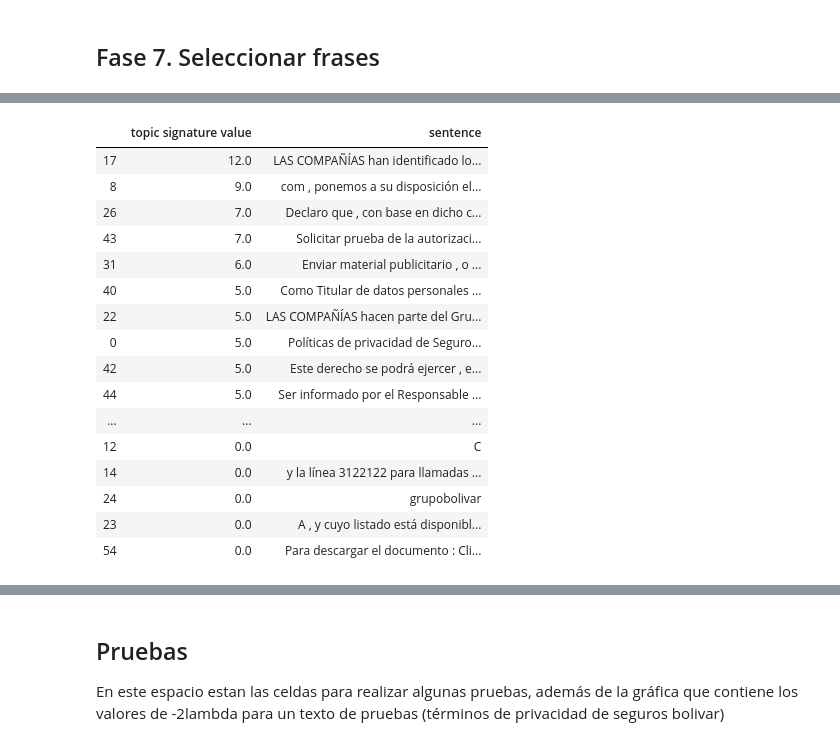
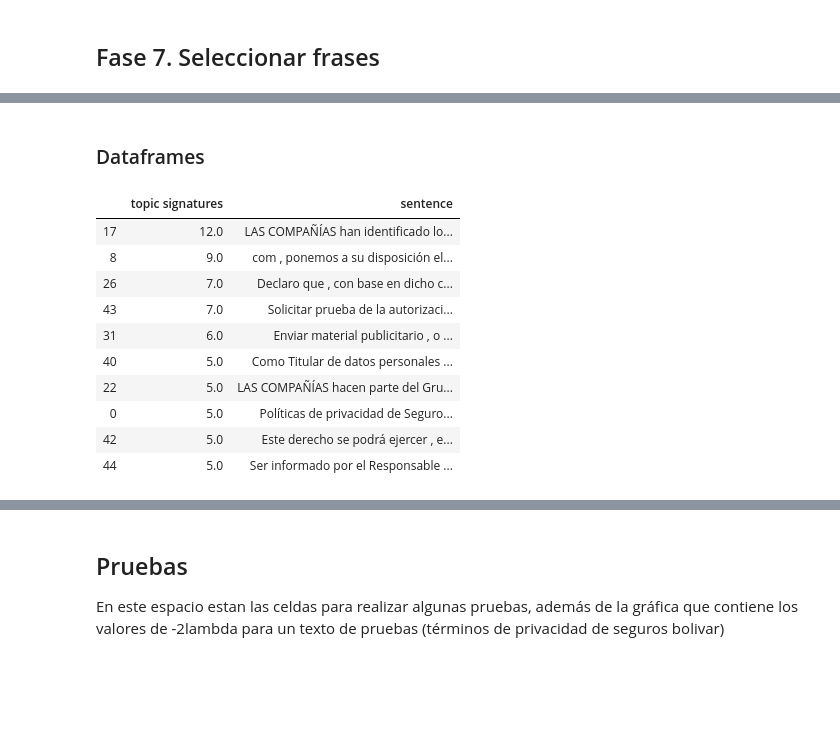
Before and after one commit to ecardona506/terms-of-service, a Jupyter notebook: Prueba de Verosimilitud Logaritmica.ipynb, the cells around one changed output, grey strips where cells are left out. Cells and saved outputs as stored; diff of their text form; code cells hidden in the pictures; blank space fills up the shorter version.

```diff
--- a/Prueba de Verosimilitud Logaritmica.ipynb
+++ b/Prueba de Verosimilitud Logaritmica.ipynb
@@ -153,14 +155,30 @@ def generate_summary(topic_signatures, n_sentences, sentence2id):
     total_sentences = topic_signatures.shape[0]
     assert n_sentences < total_sentences
     topic_signatures = topic_signatures.toarray().sum(1)
-    df = pd.DataFrame(topic_signatures,columns = ['topic signature value'])
+    df = pd.DataFrame(topic_signatures,columns = ['topic signatures'])
     df['sentence'] = sentence2id.keys()
-    df = df.sort_values(by='topic signature value', ascending = False)
+    df = df.sort_values(by='topic signatures', ascending = False)
     summary = []
-    for i in range(n_sentences):
+    i,flag=0,1
+    while i < n_sentences and flag:
         sentence = df.iloc[i]['sentence']
-        summary.append(sentence)
+        flag = df.iloc[i]['topic signatures']
+        if flag:
+            summary.append(sentence)
+        i+=1
+    assert summary != []
     return summary, df
+
+def read_reference(path, filename):
+    text = PlaintextCorpusReader(path, filename)
+    text = text.paras()
+    flat = []
+    for sentences in text:
+        for sentence in sentences:
+            flat_sentence = ' '.join(sentence)
+            flat.append(flat_sentence)
+    reference = ' '.join(flat)
+    return reference
 # %% [markdown]
 ## Fase 1. Cargar datos
 # %%
@@ -236,0 +244,8 @@ array([[0., 0., 0., ..., 0., 0., 0.],
+# %%
+topic_signatures_0_025 = corpus_topic_signatures(lambda_matrix,5.0239)
+topic_signatures_0_010 = corpus_topic_signatures(lambda_matrix,6.6349)
+topic_signatures_0_005 = corpus_topic_signatures(lambda_matrix,7.8794)
+topic_signatures_0_001 = corpus_topic_signatures(lambda_matrix,10.8276)
+
+
+topic_signatures_0_025.toarray()
@@ -254,8 +307,10 @@ array([233., 164., 111., 147., 150.,  56., 147., 448., 225., 149.,  36.,
 #Lista de textos dentro del corpus
 textos = os.listdir(ruta)
 
-topic_signatures_bolivar = document_topic_signatures(bolivar_preprocesado, topic_signatures, token2id, textos.index('segurosbolivar-privacidad.txt'))
-topic_signatures_bolivar.shape
+topic_signatures_bolivar_0_025 = document_topic_signatures(bolivar_preprocesado, topic_signatures_0_025, token2id, textos.index('segurosbolivar-privacidad.txt'))
+topic_signatures_bolivar_0_010 = document_topic_signatures(bolivar_preprocesado, topic_signatures_0_010, token2id, textos.index('segurosbolivar-privacidad.txt'))
+topic_signatures_bolivar_0_005 = document_topic_signatures(bolivar_preprocesado, topic_signatures_0_005, token2id, textos.index('segurosbolivar-privacidad.txt'))
+topic_signatures_bolivar_0_025.shape
 # %% [output]
 (55, 4740)
 # %% [markdown]
@@ -272,20 +318,20 @@ x
-# %%
-df_resumen
-# %% [output]
-|  | topic signature value | sentence |
-| 17 | 12.0 | LAS COMPAÑÍAS han identificado lo... |
-| 8 | 9.0 | com , ponemos a su disposición el... |
-| 26 | 7.0 | Declaro que , con base en dicho c... |
-| 43 | 7.0 | Solicitar prueba de la autorizaci... |
-| 31 | 6.0 | Enviar material publicitario , o ... |
-| 40 | 5.0 | Como Titular de datos personales ... |
-| 22 | 5.0 | LAS COMPAÑÍAS hacen parte del Gru... |
-| 0 | 5.0 | Políticas de privacidad de Seguro... |
-| 42 | 5.0 | Este derecho se podrá ejercer , e... |
-| 44 | 5.0 | Ser informado por el Responsable ... |
-| ... | ... | ... |
-| 12 | 0.0 | C |
-| 14 | 0.0 | y la línea 3122122 para llamadas ... |
-| 24 | 0.0 | grupobolivar |
-| 23 | 0.0 | A , y cuyo listado está disponibl... |
-| 54 | 0.0 | Para descargar el documento : Cli... |
+# %%
+resumen_0_025, df_0_025 = generate_summary(topic_signatures_bolivar_0_025, 5, frase2id_bolivar)
+resumen_0_010, df_0_010 = generate_summary(topic_signatures_bolivar_0_010, 5, frase2id_bolivar)
+resumen_0_005, df_0_005 = generate_summary(topic_signatures_bolivar_0_005, 5, frase2id_bolivar)
+# %% [markdown]
+### Dataframes
+# %%
+df_0_025.head(10)
+# %% [output]
+|  | topic signatures | sentence |
+| 17 | 12.0 | LAS COMPAÑÍAS han identificado lo... |
+| 8 | 9.0 | com , ponemos a su disposición el... |
+| 26 | 7.0 | Declaro que , con base en dicho c... |
+| 43 | 7.0 | Solicitar prueba de la autorizaci... |
+| 31 | 6.0 | Enviar material publicitario , o ... |
+| 40 | 5.0 | Como Titular de datos personales ... |
+| 22 | 5.0 | LAS COMPAÑÍAS hacen parte del Gru... |
+| 0 | 5.0 | Políticas de privacidad de Seguro... |
+| 42 | 5.0 | Este derecho se podrá ejercer , e... |
+| 44 | 5.0 | Ser informado por el Responsable ... |
```
Also changed, not shown: parts of 24 cells of this notebook, 2 other files.
